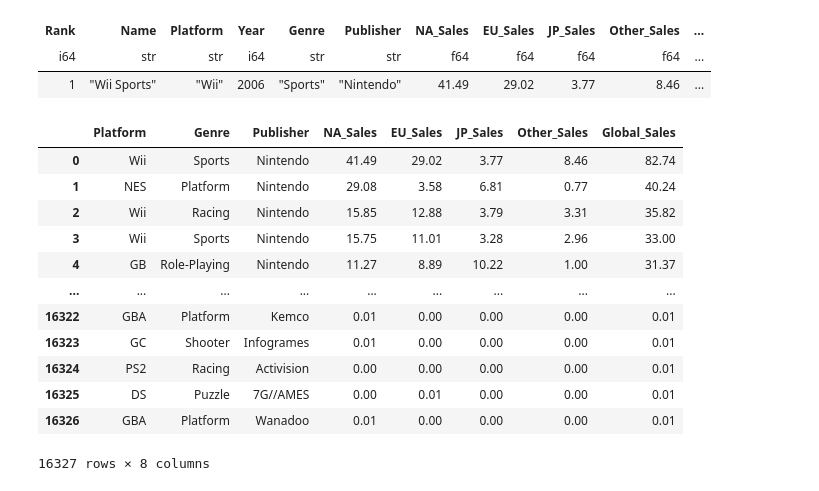
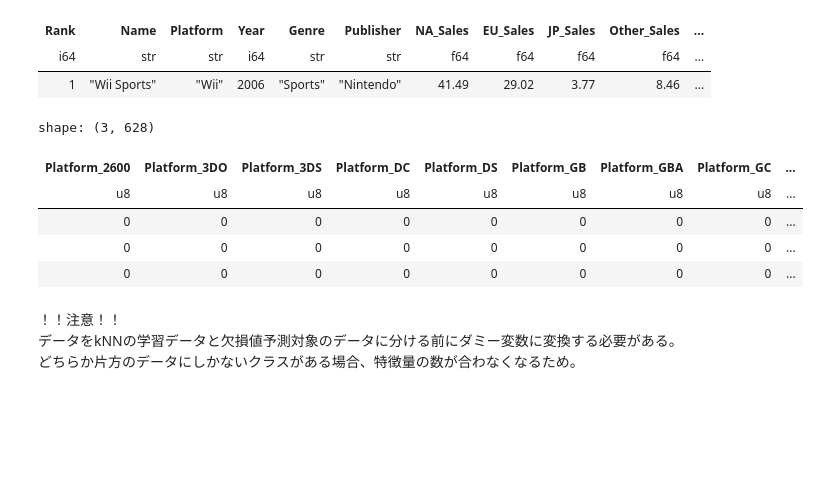
Before and after one commit to Mr-Garlic-Shrimp/TIL, a Jupyter notebook: Machine_Learning/ML_notebook-16(Preprocessing).ipynb, the cells around one changed output. Drawn from its saved outputs; the diff is of its cells as text; code cells hidden in the pictures; blank space fills up the shorter version.

```diff
--- a/Machine_Learning/ML_notebook-16(Preprocessing).ipynb
+++ b/Machine_Learning/ML_notebook-16(Preprocessing).ipynb
@@ -348,6 +348,9 @@ kNNを使った予測には下記の２通りある。
 
 今回は手元にあるデータが全て学習データとするが、
 もしテストデータも手元にある場合はkNNの学習にテストデータを含めないように注意。
+# %%
+# 元のCSVでは欠損値の表現がN/Aとなっているので、null_values='N/A'を指定しないと読み込みエラーになる。
+df = pl.read_csv('/work/TIL/Python/sample_data/ML_sample/vgsales.csv', sep=',', null_values='N/A')
 # %%
 df.null_count()
 # %% [output]
@@ -367,5 +370,28 @@ shape: (1, 11)
 | Rank | Name | Platform | Year | Genre | Publisher | NA_Sales | EU_Sales | JP_Sales | Other_Sales | ... |
 | i64 | str | str | i64 | str | str | f64 | f64 | f64 | f64 | ... |
 | 1 | "Wii Sports" | "Wii" | 2006 | "Sports" | "Nintendo" | 41.49 | 29.02 | 3.77 | 8.46 | ... |
+# %%
+# Rank、NameはYearの予測には全く関係ないと思われるので落としておく。（でないとダミー変数が大量になってしまう。）
+drop_list = ['Rank', 'Name']
+df = df.drop(drop_list)
+
+# X_train_for_miss = pd.get_dummies(X_train_for_miss, drop_first=True)
+# X_miss_year = pd.get_dummies(X_miss_year, drop_first=True)
+# %%
+# ダミー変数に変換
+df = df.to_dummies(cat_feat)
+# %%
+df.head(3)
+# %% [output]
+shape: (3, 628)
+| Platform_2600 | Platform_3DO | Platform_3DS | Platform_DC | Platform_DS | Platform_GB | Platform_GBA | Platform_GC | ... |
+| u8 | u8 | u8 | u8 | u8 | u8 | u8 | u8 | ... |
+| 0 | 0 | 0 | 0 | 0 | 0 | 0 | 0 | ... |
+| 0 | 0 | 0 | 0 | 0 | 0 | 0 | 0 | ... |
+| 0 | 0 | 0 | 0 | 0 | 0 | 0 | 0 | ... |
+# %% [markdown]
+！！注意！！
+データをkNNの学習データと欠損値予測対象のデータに分ける前にダミー変数に変換する必要がある。
+どちらか片方のデータにしかないクラスがある場合、特徴量の数が合わなくなるため。
 # %%
 # 欠損値予測用の特徴量とその目的変数を格納。これがkNNの学習データになる。
@@ -379,19 +404,3 @@ X_miss_year = df.filter(pl.col('Year').is_null()).drop('Year').to_pandas()
-# %%
-X_train_for_miss
-# %% [output]
-|  | Platform | Genre | Publisher | NA_Sales | EU_Sales | JP_Sales | Other_Sales | Global_Sales |
-| 0 | Wii | Sports | Nintendo | 41.49 | 29.02 | 3.77 | 8.46 | 82.74 |
-| 1 | NES | Platform | Nintendo | 29.08 | 3.58 | 6.81 | 0.77 | 40.24 |
-| 2 | Wii | Racing | Nintendo | 15.85 | 12.88 | 3.79 | 3.31 | 35.82 |
-| 3 | Wii | Sports | Nintendo | 15.75 | 11.01 | 3.28 | 2.96 | 33.00 |
-| 4 | GB | Role-Playing | Nintendo | 11.27 | 8.89 | 10.22 | 1.00 | 31.37 |
-| ... | ... | ... | ... | ... | ... | ... | ... | ... |
-| 16322 | GBA | Platform | Kemco | 0.01 | 0.00 | 0.00 | 0.00 | 0.01 |
-| 16323 | GC | Shooter | Infogrames | 0.01 | 0.00 | 0.00 | 0.00 | 0.01 |
-| 16324 | PS2 | Racing | Activision | 0.00 | 0.00 | 0.00 | 0.00 | 0.01 |
-| 16325 | DS | Puzzle | 7G//AMES | 0.00 | 0.01 | 0.00 | 0.00 | 0.01 |
-| 16326 | GBA | Platform | Wanadoo | 0.01 | 0.00 | 0.00 | 0.00 | 0.01 |
-16327 rows × 8 columns
 # %%
 num_feat2 = num_feat.copy()
 #量的変数のリストから目的変数を削除
```
Also changed, not shown: parts of 11 cells of this notebook.
